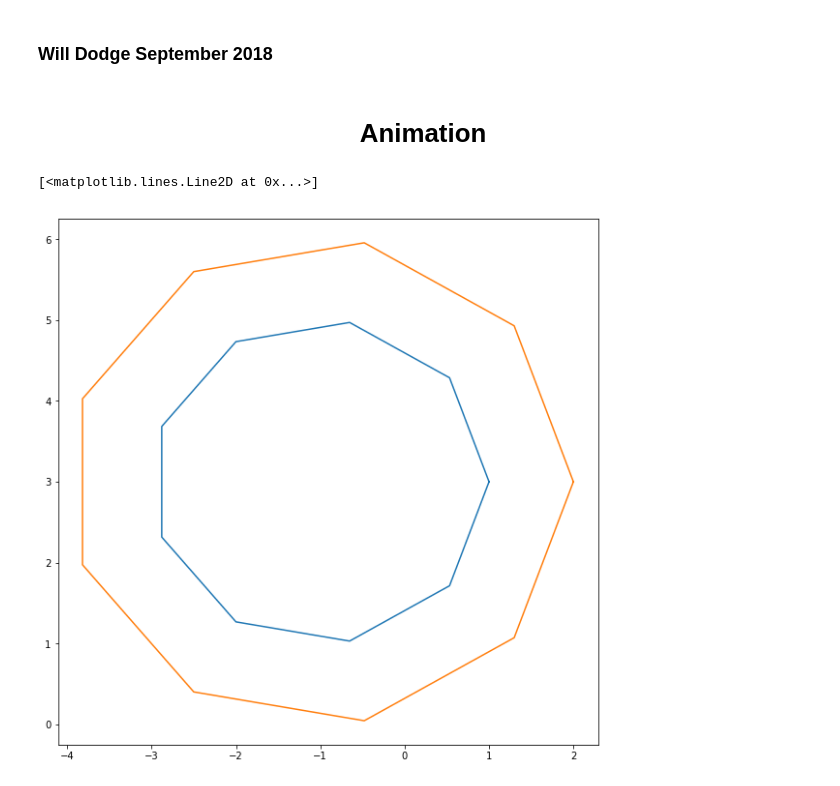
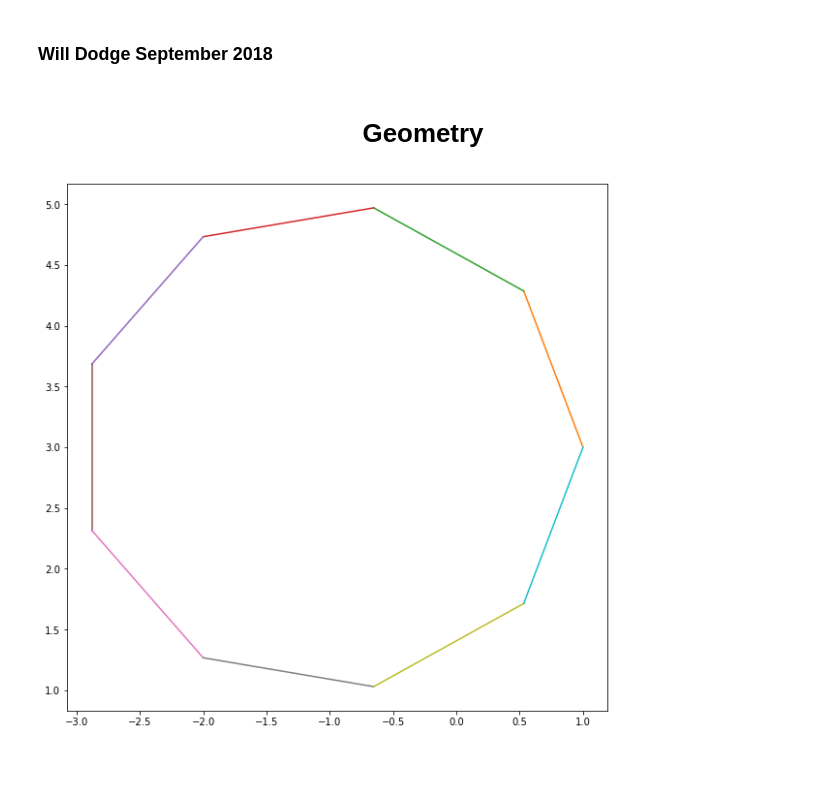
Before and after one commit to dodge-ttu/Miscellaneous, a Jupyter notebook: Simplicus Animation.ipynb, the cells around one changed output. Drawn from its saved outputs; the diff is of its cells as text; code cells hidden in the pictures.

```diff
--- a/Simplicus Animation.ipynb
+++ b/Simplicus Animation.ipynb
@@ -1,7 +1,7 @@
 # %% [markdown]
 ### Will Dodge September 2018
 # %% [markdown]
-<h1 style="text-align:center">Animation</h1>
+<h1 style="text-align:center">Geometry</h1>
 # %%
 %matplotlib inline
 
@@ -21,19 +21,33 @@ def circle_xy(theta, origin_x, origin_y, radius):
     y = radius * np.sin(theta) + origin_y
 
     return x,y
+# %%
+def line_seg_coord(x,y):
+
+    x,y = circle_xy(theta, -1, 3, 2)
+
+    point_ones = [(x,y) for (x,y) in zip(x,y)]
+    point_twos = [point_ones[i] for i in range(-1, len(point_ones),1)]
+
+    points = [(p_one, p_two) for (p_one, p_two) in zip(point_ones, point_twos)]
+
+    return points
 # %%
 theta = [i for i in np.linspace(0, 2*np.pi, 10)]
 
 x,y = circle_xy(theta, -1, 3, 2)
-x2,y2 = circle_xy(theta, -1, 3, 3)
 
-
+points = line_seg_coord(x,y)
 
 fig, ax = plt.subplots(1,1, figsize=(10,10))
 
-ax.plot(x,y)
-ax.plot(x2,y2)
+for (p_one, p_two) in points:
+    x1,y1,x2,y2 = p_one[0],p_one[1],p_two[0],p_two[1]
+
+    x = [x1,x2]
+    y = [y1,y2]
+
+    ax.plot(x,y)
 # %% [output]
-[<matplotlib.lines.Line2D at 0x...>]
-[figure, old version]
+[figure, new version]
 # %%
```
Also changed, not shown: parts of 6 cells of this notebook, 14 other files.
